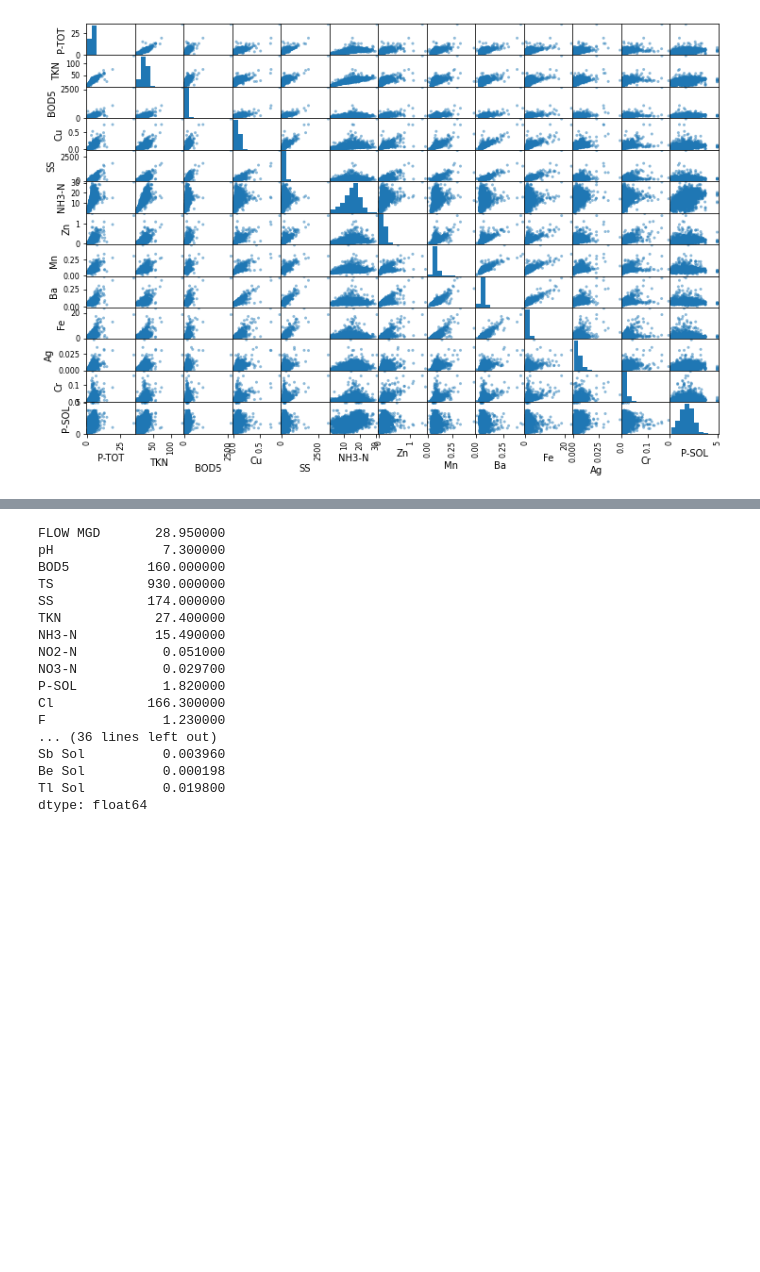
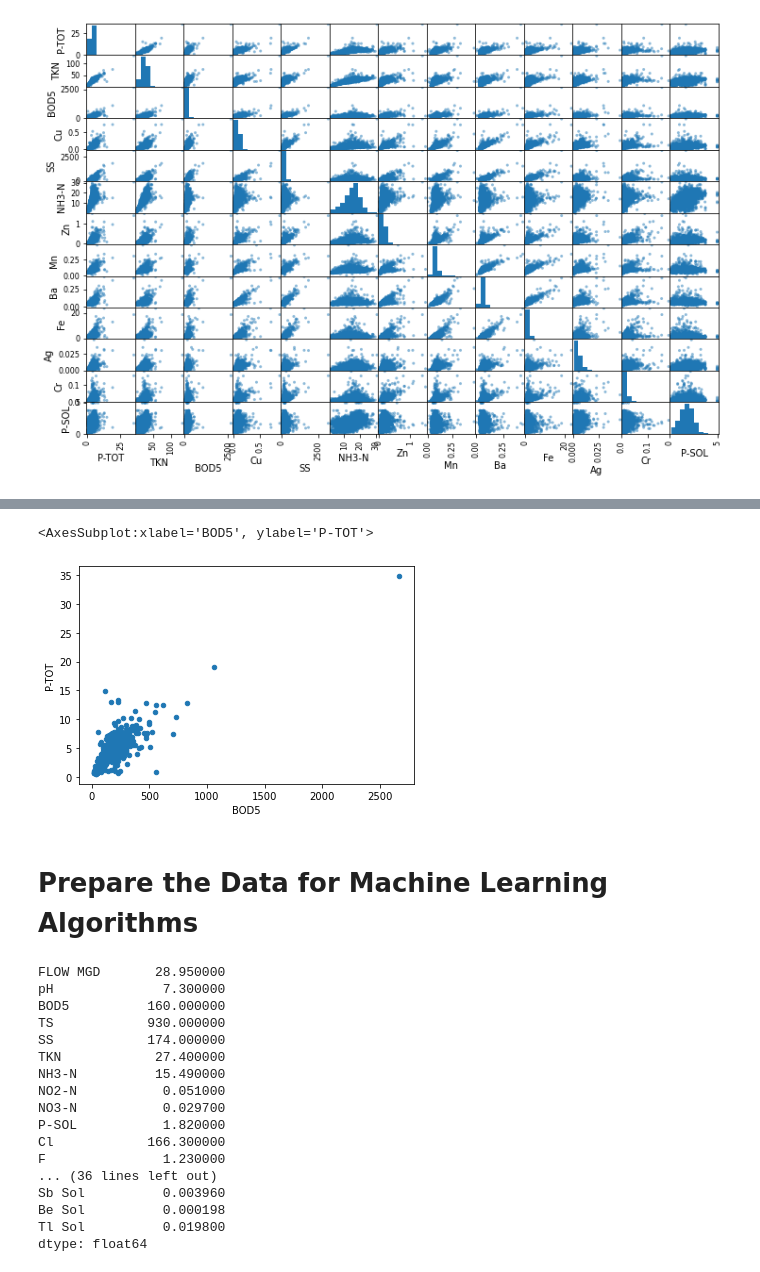
Before and after one commit to ArthurGit2019/IWS-Challenge, a Jupyter notebook: IWS.ipynb, the cells around one changed output, grey strips where cells are left out. Cells and saved outputs as stored; diff of their text form; code cells hidden in the pictures; blank space fills up the shorter version.

```diff
--- a/IWS.ipynb
+++ b/IWS.ipynb
@@ -451,3 +468,10 @@ array([[<AxesSubplot:xlabel='P-TOT', ylabel='P-TOT'>,
+# %%
+plantA_data.plot(kind="scatter", x="BOD5", y="P-TOT")
+# %% [output]
+<AxesSubplot:xlabel='BOD5', ylabel='P-TOT'>
+[figure, added]
+# %% [markdown]
+# Prepare the Data for Machine Learning Algorithms
 # %%
 from sklearn.model_selection import train_test_split
 
```
Also changed, not shown: parts of 80 cells of this notebook.
